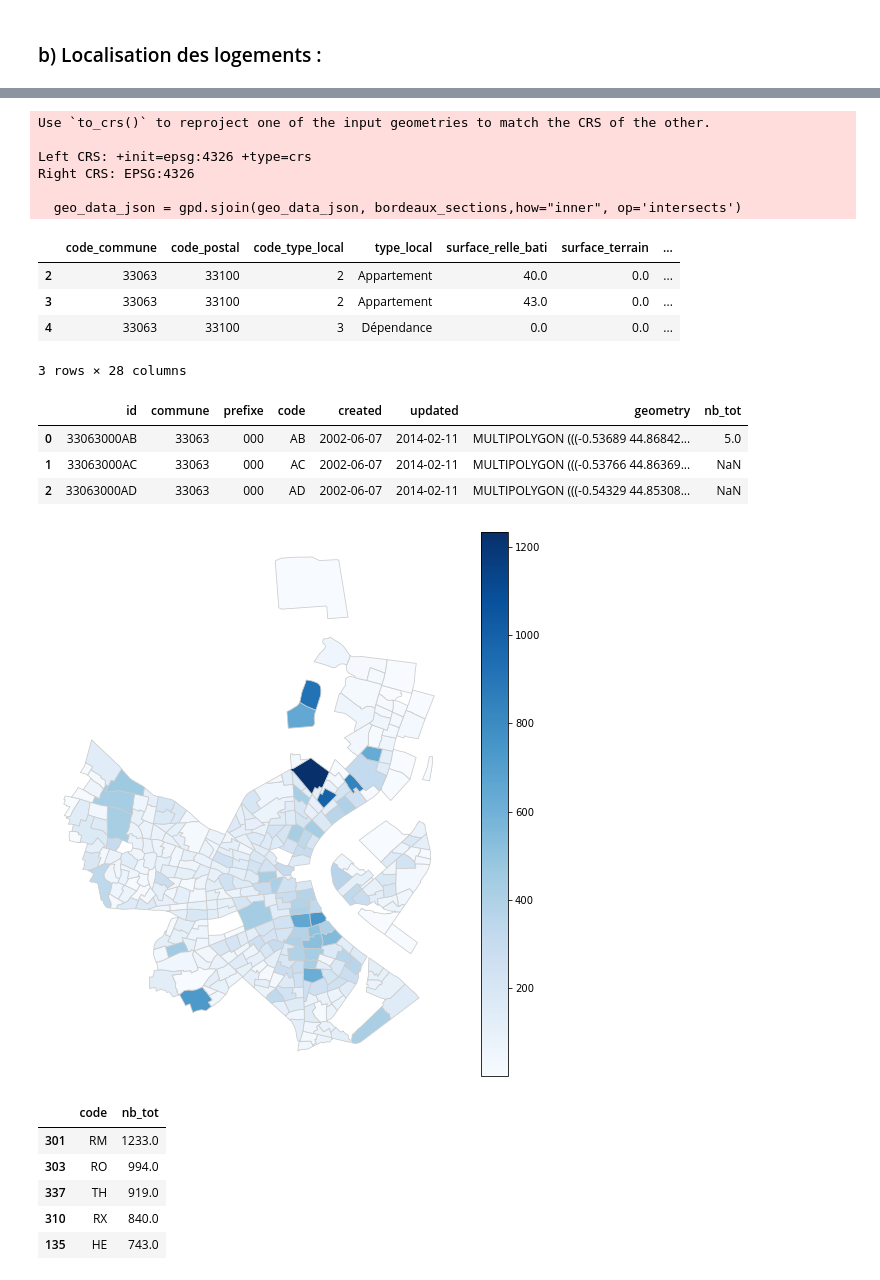
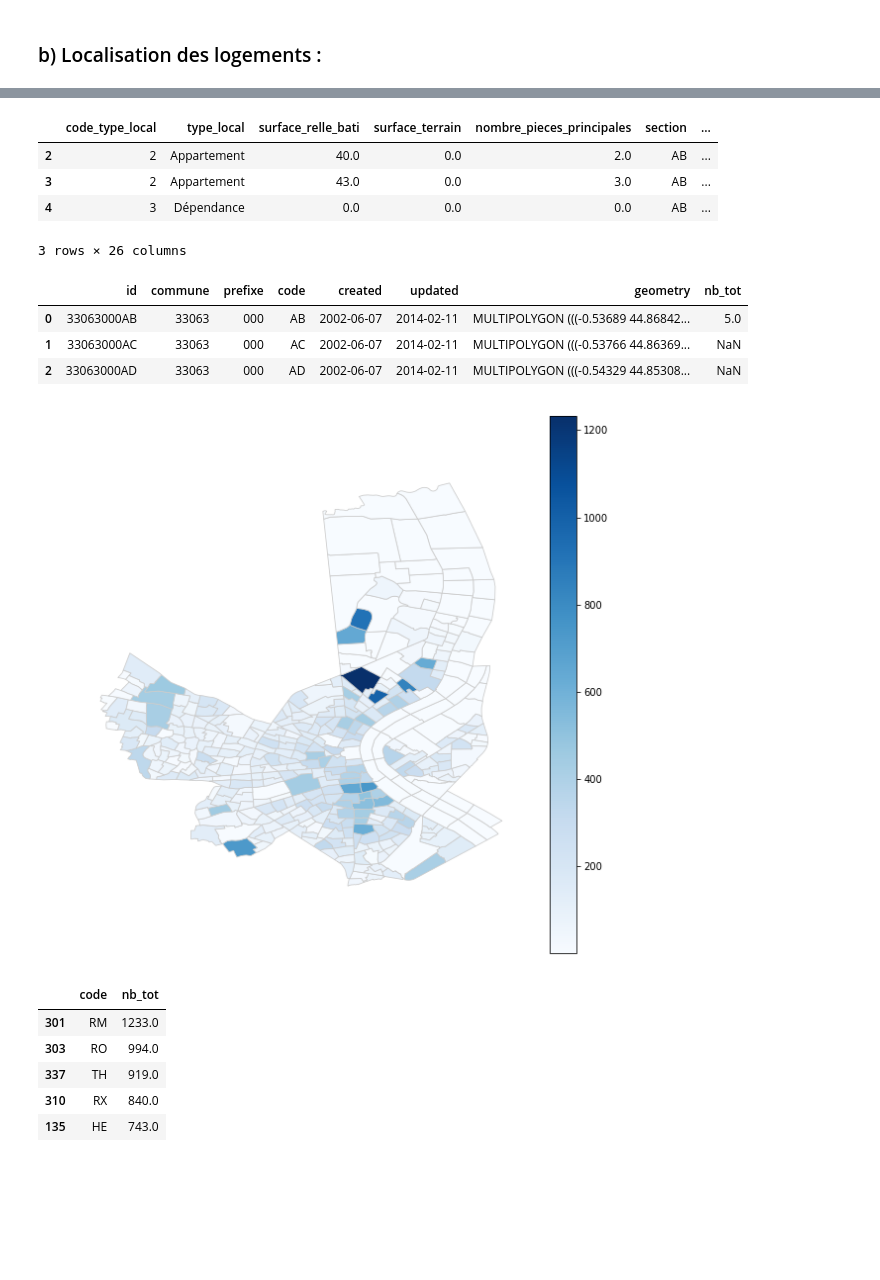
Before and after one commit to mdlbm/SNCF-Immobilier, a Jupyter notebook: Projet.ipynb, the cells around one changed output, grey strips where cells are left out. Cells and saved outputs as stored; diff of their text form; code cells hidden in the pictures; blank space fills up the shorter version.

```diff
--- a/Projet.ipynb
+++ b/Projet.ipynb
@@ -190,18 +192,17 @@ Le but de ces graphiques est de montrer la corrélation effective entre le nombr
 ## 1) Etude du nombre total de transactions :
 # %%
 # Importation des données sur les valeurs immobilières de la Gironde
-
-import requests
-import pandas as pd
-data_json = pd.DataFrame(requests.get("http://api.cquest.org/dvf?code_commune=33063").json()["resultats"])[["code_commune","code_postal",
+data_json = pd.DataFrame(requests.get("http://api.cquest.org/dvf?code_commune=33063").json()["resultats"])[[
                                       "code_type_local", "type_local", "surface_relle_bati","surface_terrain", "nombre_pieces_principales",
-                                      "section","lon", "lat", 'date_mutation','numero_voie','voie','type_voie',"valeur_fonciere"]]
+                                      "section","lon", "lat", 'date_mutation',"valeur_fonciere",'numero_voie','voie','type_voie']]# "code_commune","code_postal"
 data_json = data_json[data_json["surface_relle_bati"].notna()][data_json["valeur_fonciere"].notna()]
-g = data_json.groupby(['date_mutation','valeur_fonciere']).date_mutation.count().to_frame('occurence').reset_index() # Création de la colonne occurence. Les occurences permettent d'étudier les ventes d'appartemets par blocs et nous sera utiles pour callculer la variable surface_terrain_effective
-h = data_json.groupby(['date_mutation','valeur_fonciere']).surface_relle_bati.sum().to_frame('surface_immeuble').reset_index() # Création de la colonne surface immeuble. La valeur foncière d'un appartment est associée à celle de tout l'immeuble. Cette variable nous permettra donc de calculer plus justemment le prix du m2
-data_json['surface_terrain'] = data_json['surface_terrain'].fillna(0) #On remplit
-data_json = data_json.merge(g)#Ajout au data frame de la colonne occurence
-data_json = data_json.merge(h)#Ajout au data frame de la colonne surface immeuble
+# Création de la colonne occurence. Les occurences permettent d'étudier les ventes d'appartements par blocs et nous sera utiles pour calculer la variable surface_terrain_effective
+g = data_json.groupby(['date_mutation','valeur_fonciere']).date_mutation.count().to_frame('occurence').reset_index()
+# Création de la colonne surface immeuble. La valeur foncière d'un appartment est associée à celle de tout l'immeuble. Cette variable nous permettra donc de calculer plus justemment le prix du m2
+h = data_json.groupby(['date_mutation','valeur_fonciere']).surface_relle_bati.sum().to_frame('surface_immeuble').reset_index()
+data_json['surface_terrain'] = data_json['surface_terrain'].fillna(0) # On remplit
+data_json = data_json.merge(g)# Ajout au data frame de la colonne occurence
+data_json = data_json.merge(h)# Ajout au data frame de la colonne surface immeuble
 
 data_json['surface_terrain_effective']=data_json['surface_terrain']/data_json['occurence'] #Création de la colonne surface_terrain_effective. Elle rend compte de la surface en plus d'un logement, comme une enceinte d'un immeuble ou un jardin communautaire, en le divisant par le nombre d'appartements en jouissant
 
@@ -213,7 +214,6 @@ data_json_2 = data_json.copy()
 data_json = data_json[data_json['valeur_m2']>1000] #On enlève des valeurs trop hautes
 data_json = data_json[data_json['valeur_m2']<7000] #on enlève les valeurs trop basses. Enlever ces valeurs rend plus crédibles les données dvf. On voit mal un prix du m2 à plus de 15 000€ ou à moins de 500 €. Les valeurs ont été choisi arbitrairement de sorte à garder une certaine crédibiité tout en gardant le plus de données possibles.
 
-
-# Affichage dimensions dataframe
-print("(Nb_lignes, Nb_colonnes) = ",data_json.shape,'\n')
+# Affichage des 7 premières observations
+data_json.head(7)
 # %% [output]
@@ -381,17 +367,11 @@ geo_data_json_2 = geo_data_json.copy()
 geo_data_json = gpd.sjoin(geo_data_json, bordeaux_sections,how="inner", op='intersects')
 geo_data_json.head(3)
 # %% [output]
+|  | code_type_local | type_local | surface_relle_bati | surface_terrain | nombre_pieces_principales | section | ... |
+| 2 | 2 | Appartement | 40.0 | 0.0 | 2.0 | AB | ... |
+| 3 | 2 | Appartement | 43.0 | 0.0 | 3.0 | AB | ... |
+| 4 | 3 | Dépendance | 0.0 | 0.0 | 0.0 | AB | ... |
-Use `to_crs()` to reproject one of the input geometries to match the CRS of the other.
-
-Left CRS: +init=epsg:4326 +type=crs
-Right CRS: EPSG:4326
-
-  geo_data_json = gpd.sjoin(geo_data_json, bordeaux_sections,how="inner", op='intersects')
+3 rows × 26 columns
-|  | code_commune | code_postal | code_type_local | type_local | surface_relle_bati | surface_terrain | ... |
-| 2 | 33063 | 33100 | 2 | Appartement | 40.0 | 0.0 | ... |
-| 3 | 33063 | 33100 | 2 | Appartement | 43.0 | 0.0 | ... |
-| 4 | 33063 | 33100 | 3 | Dépendance | 0.0 | 0.0 | ... |
-3 rows × 28 columns
 # %%
 # Création de la variable tolal de mutations dans bordeaux_sections
 merge = geo_data_json.groupby("code")['code'].count().to_frame('nb_tot').reset_index()
@@ -406,26 +386,26 @@ bordeaux_sections.head(3)
 # %%
 # Choropleth nb mutations
 def cloropleth(data,variable,size ="",title = '',ax =""):
     vmax = data[variable].max()
     vmin = data[variable].min()
 
     if ax == "":
-        fig1,ax = plt.subplots(1)
+        fig1,ax = plt.subplots()
 
     else:
-        fig1 = plt.figure()
+        fig1 = plt.figure(1)
     bordeaux_sections.plot(column=variable, cmap='Blues', linewidth=0.8, ax=ax, edgecolor='0.8')
     ax.axis('off')
     if size != "":
         fig1.set_figheight(size[0])
         fig1.set_figwidth(size[1])
     ax.set_title(title, fontdict={'fontsize': '15', 'fontweight' : '3'})
 
     sm = plt.cm.ScalarMappable(cmap='Blues', norm=plt.Normalize(vmin=vmin, vmax=vmax))
     sm._A = []
     cbar = fig1.colorbar(sm,ax=ax)
 
 cloropleth(bordeaux_sections,"nb_tot",size = (10,10))
 # %% [output]
-[figure, old version]
+[figure, new version]
 # %%
```
Also changed, not shown: parts of 48 cells of this notebook.
